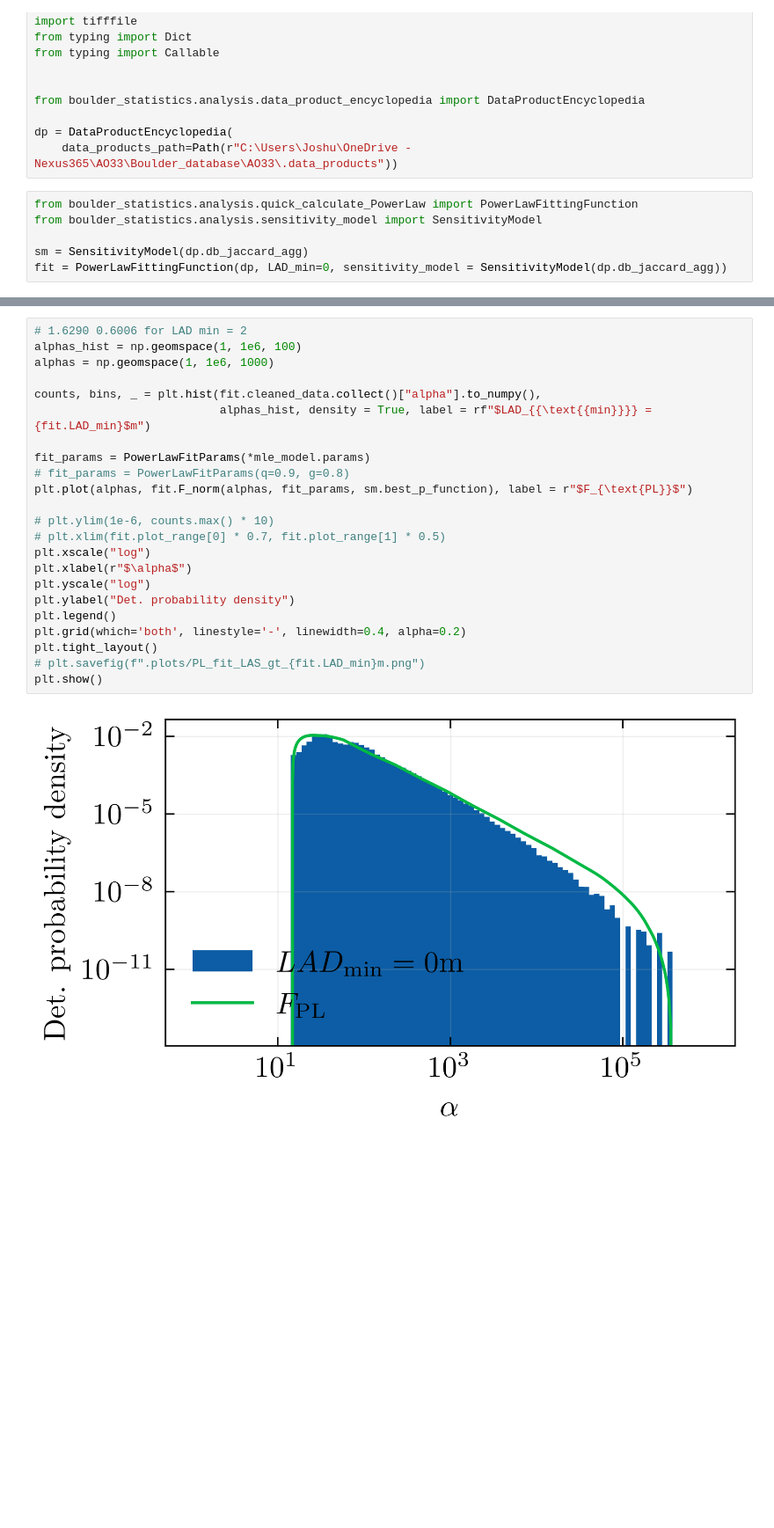
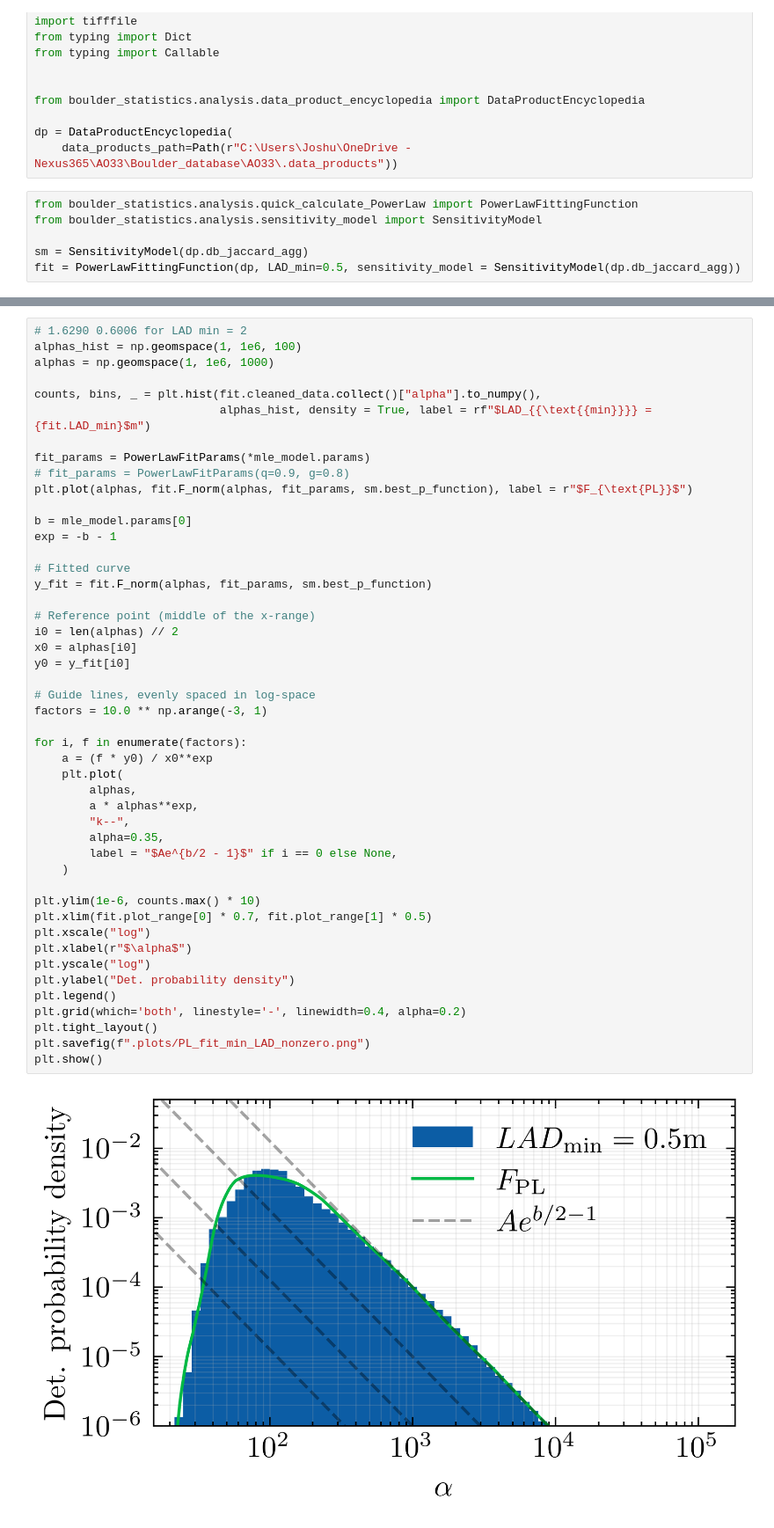
Before and after one commit to Joshua13764/QMAP, a Jupyter notebook: analysis/PowerLawMultiLADMin/MLE_Multi_LAD_min_fit.ipynb, the cells around one changed output, grey strips where cells are left out. Shown at 88% size. Drawn from its saved outputs; the diff is of its cells as text; blank space fills up the shorter version.

```diff
--- a/analysis/PowerLawMultiLADMin/MLE_Multi_LAD_min_fit.ipynb
+++ b/analysis/PowerLawMultiLADMin/MLE_Multi_LAD_min_fit.ipynb
@@ -32,7 +32,7 @@ from boulder_statistics.analysis.quick_calculate_PowerLaw import PowerLawFitting
 from boulder_statistics.analysis.sensitivity_model import SensitivityModel
 
 sm = SensitivityModel(dp.db_jaccard_agg)
-fit = PowerLawFittingFunction(dp, LAD_min=0, sensitivity_model = SensitivityModel(dp.db_jaccard_agg))
+fit = PowerLawFittingFunction(dp, LAD_min=0.5, sensitivity_model = SensitivityModel(dp.db_jaccard_agg))
 # %%
 from statsmodels.base.model import GenericLikelihoodModelResults
 
@@ -80,26 +81,50 @@ par1           1.1343      0.003    385.870      0.000       1.129       1.140
 # %%
 # 1.6290 0.6006 for LAD min = 2
 alphas_hist = np.geomspace(1, 1e6, 100)
 alphas = np.geomspace(1, 1e6, 1000)
 
 counts, bins, _ = plt.hist(fit.cleaned_data.collect()["alpha"].to_numpy(),
                            alphas_hist, density = True, label = rf"$LAD_{{\text{{min}}}} = {fit.LAD_min}$m")
 
 fit_params = PowerLawFitParams(*mle_model.params)
 # fit_params = PowerLawFitParams(q=0.9, g=0.8)
 plt.plot(alphas, fit.F_norm(alphas, fit_params, sm.best_p_function), label = r"$F_{\text{PL}}$")
 
-# plt.ylim(1e-6, counts.max() * 10)
-# plt.xlim(fit.plot_range[0] * 0.7, fit.plot_range[1] * 0.5)
+b = mle_model.params[0]
+exp = -b - 1
+
+# Fitted curve
+y_fit = fit.F_norm(alphas, fit_params, sm.best_p_function)
+
+# Reference point (middle of the x-range)
+i0 = len(alphas) // 2
+x0 = alphas[i0]
+y0 = y_fit[i0]
+
+# Guide lines, evenly spaced in log-space
+factors = 10.0 ** np.arange(-3, 1)
+
+for i, f in enumerate(factors):
+    a = (f * y0) / x0**exp
+    plt.plot(
+        alphas,
+        a * alphas**exp,
+        "k--",
+        alpha=0.35,
+        label = "$Ae^{b/2 - 1}$" if i == 0 else None,
+    )
+
+plt.ylim(1e-6, counts.max() * 10)
+plt.xlim(fit.plot_range[0] * 0.7, fit.plot_range[1] * 0.5)
 plt.xscale("log")
 plt.xlabel(r"$\alpha$")
 plt.yscale("log")
 plt.ylabel("Det. probability density")
 plt.legend()
 plt.grid(which='both', linestyle='-', linewidth=0.4, alpha=0.2)
 plt.tight_layout()
-# plt.savefig(f".plots/PL_fit_LAS_gt_{fit.LAD_min}m.png")
+plt.savefig(f".plots/PL_fit_min_LAD_nonzero.png")
 plt.show()
 # %% [output]
-[figure, old version]
+[figure, new version]
 # %%
```
Also changed, not shown: parts of 2 cells of this notebook, 4 other files.
